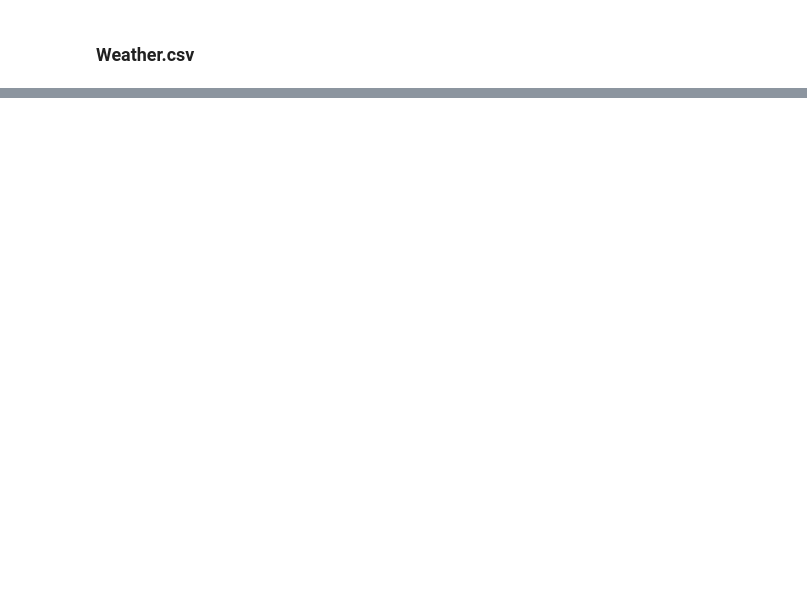
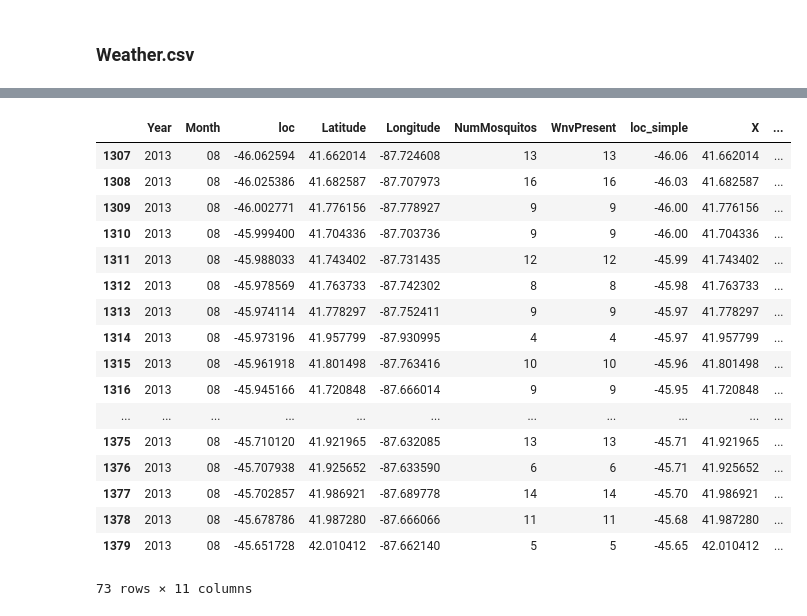
Before and after one commit to c-mez04/group_kaggle_project, a Jupyter notebook: 0_DATA_CLEANLINESS.ipynb, the cells around one changed output, grey strips where cells are left out. Saved outputs shown, nothing was run; the diff lists cells and outputs as text; code cells hidden in the pictures; blank space fills up the shorter version.

```diff
--- a/0_DATA_CLEANLINESS.ipynb
+++ b/0_DATA_CLEANLINESS.ipynb
@@ -264,0 +479,2 @@ array([[<matplotlib.axes._subplots.AxesSubplot object at 0x...>,
+# %%
+clusterer = hdbscan.HDBSCAN(min_samples=5)
@@ -264,0 +489,2 @@ array([[<matplotlib.axes._subplots.AxesSubplot object at 0x...>,
+# %%
+df_train3['labels'] = clusterer.labels_
@@ -264,0 +503,21 @@ array([[<matplotlib.axes._subplots.AxesSubplot object at 0x...>,
+# %%
+df_train3
+# %% [output]
+|  | Year | Month | loc | Latitude | Longitude | NumMosquitos | WnvPresent | loc_simple | X | ... |
+| 1307 | 2013 | 08 | -46.062594 | 41.662014 | -87.724608 | 13 | 13 | -46.06 | 41.662014 | ... |
+| 1308 | 2013 | 08 | -46.025386 | 41.682587 | -87.707973 | 16 | 16 | -46.03 | 41.682587 | ... |
+| 1309 | 2013 | 08 | -46.002771 | 41.776156 | -87.778927 | 9 | 9 | -46.00 | 41.776156 | ... |
+| 1310 | 2013 | 08 | -45.999400 | 41.704336 | -87.703736 | 9 | 9 | -46.00 | 41.704336 | ... |
+| 1311 | 2013 | 08 | -45.988033 | 41.743402 | -87.731435 | 12 | 12 | -45.99 | 41.743402 | ... |
+| 1312 | 2013 | 08 | -45.978569 | 41.763733 | -87.742302 | 8 | 8 | -45.98 | 41.763733 | ... |
+| 1313 | 2013 | 08 | -45.974114 | 41.778297 | -87.752411 | 9 | 9 | -45.97 | 41.778297 | ... |
+| 1314 | 2013 | 08 | -45.973196 | 41.957799 | -87.930995 | 4 | 4 | -45.97 | 41.957799 | ... |
+| 1315 | 2013 | 08 | -45.961918 | 41.801498 | -87.763416 | 10 | 10 | -45.96 | 41.801498 | ... |
+| 1316 | 2013 | 08 | -45.945166 | 41.720848 | -87.666014 | 9 | 9 | -45.95 | 41.720848 | ... |
+| ... | ... | ... | ... | ... | ... | ... | ... | ... | ... | ... |
+| 1375 | 2013 | 08 | -45.710120 | 41.921965 | -87.632085 | 13 | 13 | -45.71 | 41.921965 | ... |
+| 1376 | 2013 | 08 | -45.707938 | 41.925652 | -87.633590 | 6 | 6 | -45.71 | 41.925652 | ... |
+| 1377 | 2013 | 08 | -45.702857 | 41.986921 | -87.689778 | 14 | 14 | -45.70 | 41.986921 | ... |
+| 1378 | 2013 | 08 | -45.678786 | 41.987280 | -87.666066 | 11 | 11 | -45.68 | 41.987280 | ... |
+| 1379 | 2013 | 08 | -45.651728 | 42.010412 | -87.662140 | 5 | 5 | -45.65 | 42.010412 | ... |
+73 rows × 11 columns
```
Also changed, not shown: parts of 26 cells of this notebook, 3 other files.
